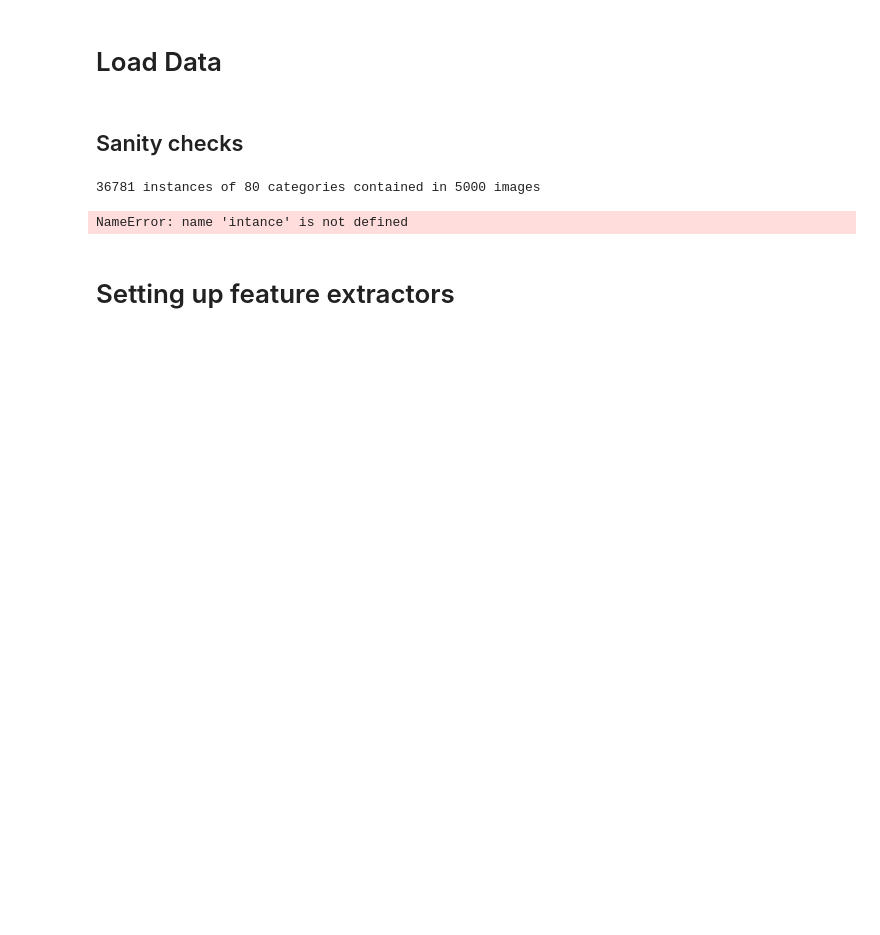
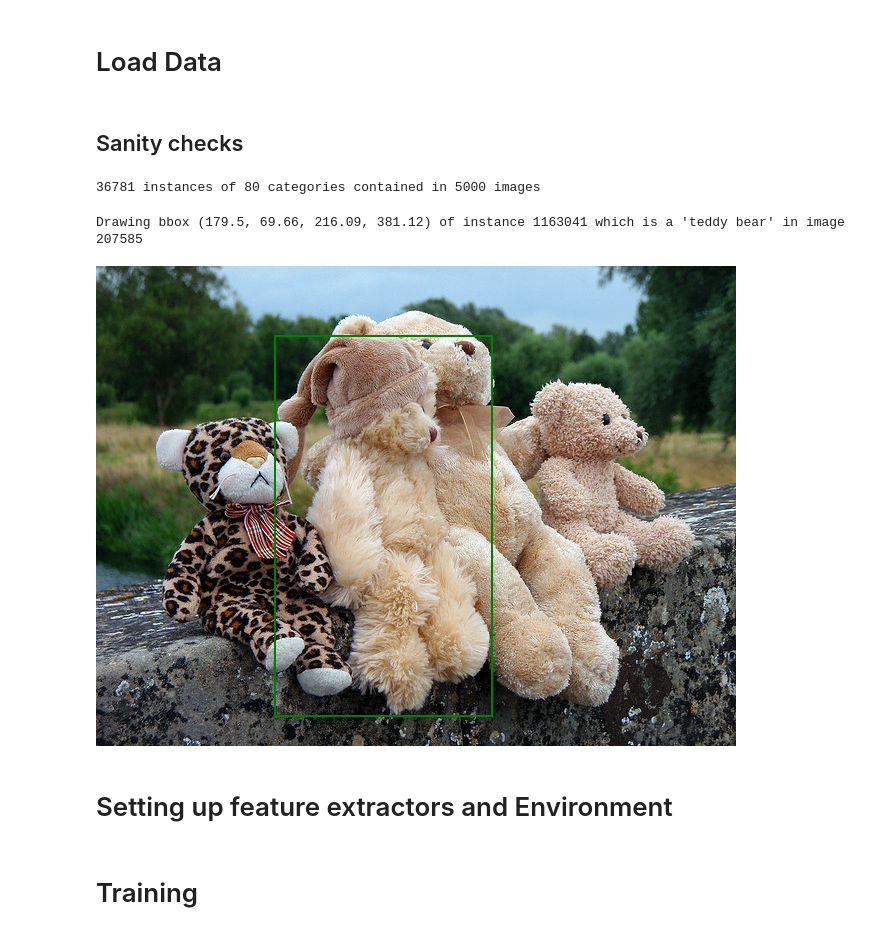
Before and after one commit to cooliotonyio/MovingEdgeDeepRLObjectLocalization, a Jupyter notebook: experiments.ipynb, the cells around one changed output. Drawn from its saved outputs; the diff is of its cells as text; code cells hidden in the pictures; blank space fills up the shorter version.

```diff
--- a/experiments.ipynb
+++ b/experiments.ipynb
@@ -49,23 +54,24 @@ print("{} instances of {} categories contained in {} images".format(len(instance
 # %%
 from multiagent.util.bbox import draw_bbox
 
 def annotation_sanity_test(instance_id = None):
     instance_id = instance_id or np.random.choice(list(instances.keys()))
     instance = instances[instance_id]
     image_id = instance["image_id"]
     image_tensor = images[image_id]
     image = Image.fromarray(np.asarray(image_tensor))
     category = categories[instance["category_id"]]
-    bbox = intance["bbox"]
+    bbox = instance["bbox"]
     print("Drawing bbox {} of instance {} which is a '{}' in image {}".format(bbox,instance_id, category["name"], image_id))
     return draw_bbox(image, bbox)
 
 
 annotation_sanity_test(1163041)
 # %% [output]
-NameError: name 'intance' is not defined
+Drawing bbox (179.5, 69.66, 216.09, 381.12) of instance 1163041 which is a 'teddy bear' in image 207585
+[figure, added]
 # %% [markdown]
-# Setting up feature extractors
+# Setting up feature extractors and Environment
 # %%
 # Pretrained feature extractor
 resnet = tf.keras.applications.ResNet152(weights="imagenet")
@@ -73,0 +97,2 @@ resnet
+# %% [markdown]
+# Training
```
Also changed, not shown: parts of 7 cells of this notebook, 3 other files.
